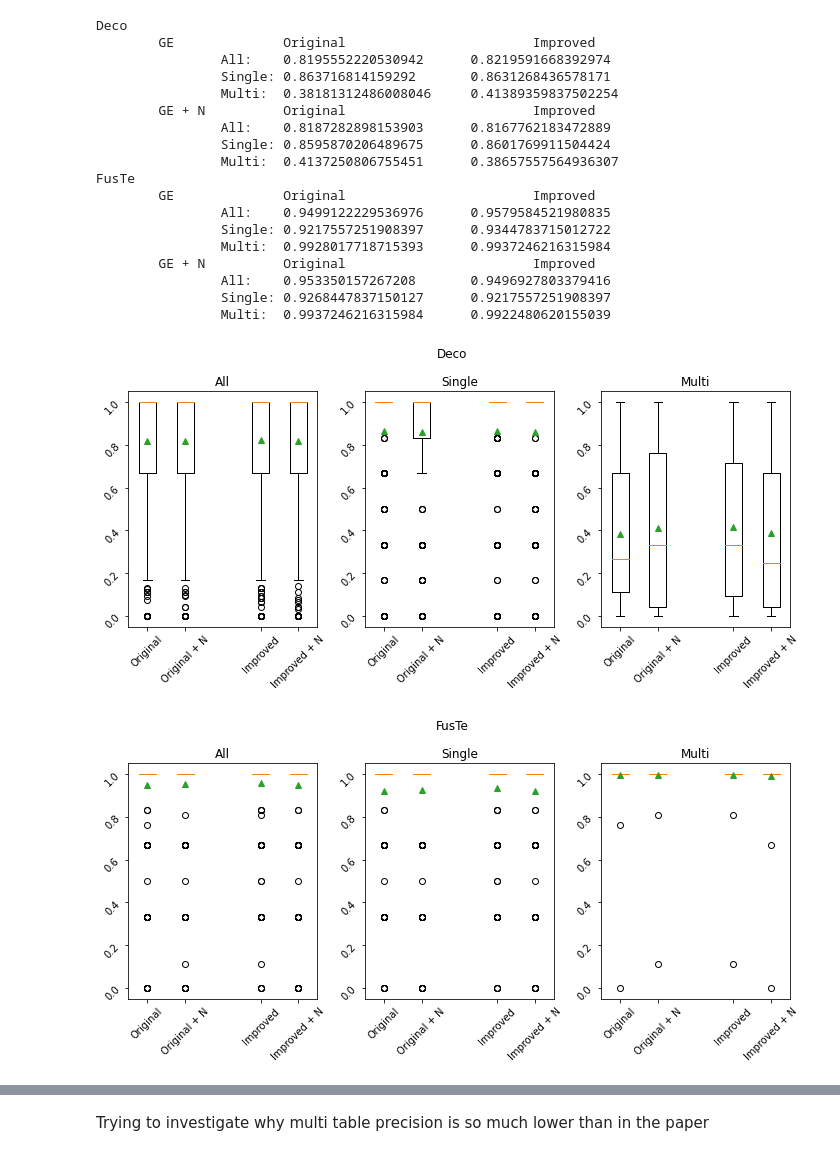
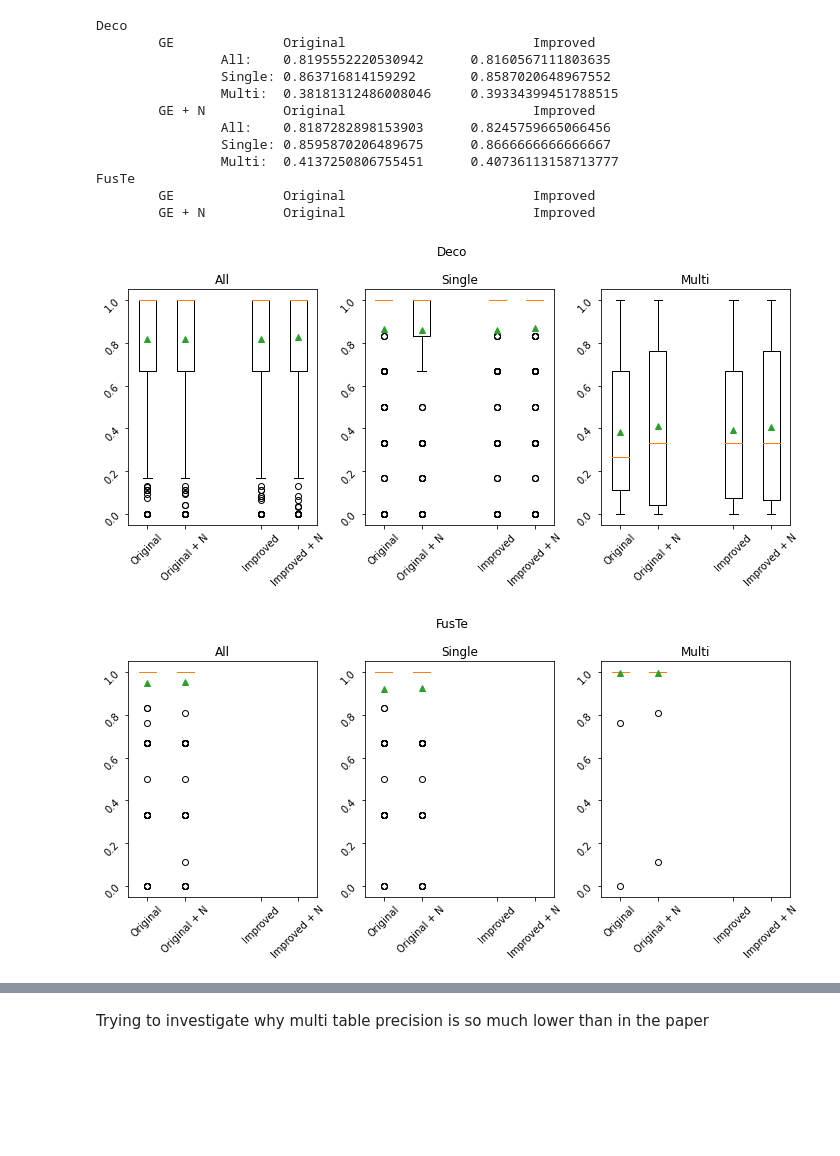
Before and after one commit to timgarrels/TableRecognition21, a Jupyter notebook: src/Cross Validation Precision.ipynb, the cells around one changed output, grey strips where cells are left out. Drawn from its saved outputs; the diff is of its cells as text; code cells hidden in the pictures; blank space fills up the shorter version.

```diff
--- a/src/Cross Validation Precision.ipynb
+++ b/src/Cross Validation Precision.ipynb
@@ -73,6 +103,6 @@ def get_experiment_paths(dataset, noise, improved=False):
 # %%
-def get_accuracies(dataset, noise, improved):
-    experiments = get_experiment_paths(dataset, noise, improved)
+def get_accuracies(dataset, noise, improved, improvement_type):
+    experiments = get_experiment_paths(dataset, noise, improved, improvement_type)
     collected_accuracies = {}
     for exp in experiments:
         experimental_file_accuracies = file_accuracies(exp)
@@ -110,8 +140,8 @@ for dataset in DATASETS:
     for noise in [False, True]:
         noise_part = "" if not noise else " + N"
         print("\tGE" + noise_part)
-        original = get_accuracies(dataset, noise, improved=False)
-        improved = get_accuracies(dataset, noise, improved=True)
+        original = get_accuracies(dataset, noise, False, "")
+        improved = get_accuracies(dataset, noise, True, improvement_type)
         for i, label in enumerate(["All", "Single", "Multi"]):
             print(f"\t\t{label}")
             for edge_count, values in original[i].items():
@@ -143,53 +173,51 @@ Deco
 # %%
 from statistics import mean, stdev, StatisticsError
+import matplotlib.pyplot as plt
 
 for dataset in DATASETS:
     fig, axes = plt.subplots(1,3, figsize=(10, 5))
     print(dataset)
     for noise in [False, True]:
         noise_part = "" if not noise else " + N"
         print("\tGE" + noise_part + "\t\tOriginal\t\t\tImproved")
-        original = get_accuracies(dataset, noise, improved=False)
-        improved = get_accuracies(dataset, noise, improved=True)
+        original = get_accuracies(dataset, noise, False, "")
+        improved = get_accuracies(dataset, noise, True, improvement_type)
         for i, label in enumerate(["All", "Single", "Multi"]):
             or_accuracies = original[i].values()
             or_accuracies = [acc for edge_count_acc in or_accuracies for acc in edge_count_acc]
 
             im_accuracies = improved[i].values()
             im_accuracies = [acc for edge_count_acc in im_accuracies for acc in edge_count_acc]
-            print(f"\t\t{label}:\t{mean(or_accuracies)}\t{mean(im_accuracies)}")
+            try:
+                print(f"\t\t{label}:\t{mean(or_accuracies)}\t{mean(im_accuracies)}")
+            except StatisticsError:
+                pass
             axes[i].boxplot(
                 [or_accuracies, im_accuracies],
                 labels=["Original" + noise_part, "Improved" + noise_part],
                 showmeans=True,
                 positions=[0 + noise, 3 + noise],
             )
             axes[i].set_title(label)
             axes[i].tick_params(labelrotation=45)
 
     fig.suptitle(dataset)
     fig.tight_layout()
 # %% [output]
 Deco
         GE              Original                        Improved
-                All:    0.8195552220530942      0.8219591668392974
-                Single: 0.863716814159292       0.8631268436578171
-                Multi:  0.38181312486008046     0.41389359837502254
+                All:    0.8195552220530942      0.8160567111803635
+                Single: 0.863716814159292       0.8587020648967552
+                Multi:  0.38181312486008046     0.39334399451788515
         GE + N          Original                        Improved
-                All:    0.8187282898153903      0.8167762183472889
-                Single: 0.8595870206489675      0.8601769911504424
-                Multi:  0.4137250806755451      0.38657557564936307
+                All:    0.8187282898153903      0.8245759665066456
+                Single: 0.8595870206489675      0.8666666666666667
+                Multi:  0.4137250806755451      0.40736113158713777
 FusTe
         GE              Original                        Improved
-                All:    0.9499122229536976      0.9579584521980835
-                Single: 0.9217557251908397      0.9344783715012722
-                Multi:  0.9928017718715393      0.9937246216315984
         GE + N          Original                        Improved
-                All:    0.953350157267208       0.9496927803379416
-                Single: 0.9268447837150127      0.9217557251908397
-                Multi:  0.9937246216315984      0.9922480620155039
-[figure, old version]
+[figure, new version]
-[figure, old version]
+[figure, new version]
 # %%
 from statistics import mean, stdev, StatisticsError
 
```
Also changed, not shown: parts of 6 cells of this notebook, 5 other files.
